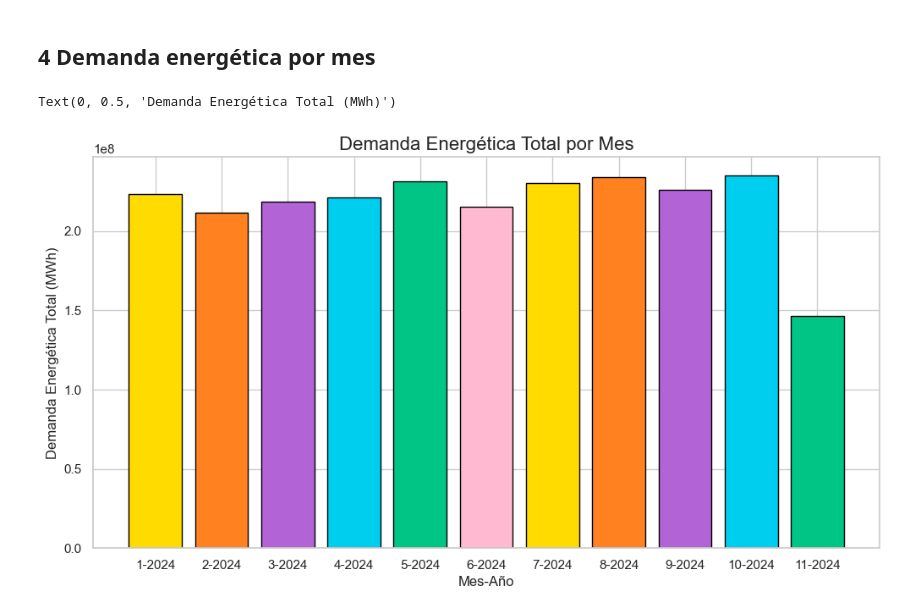
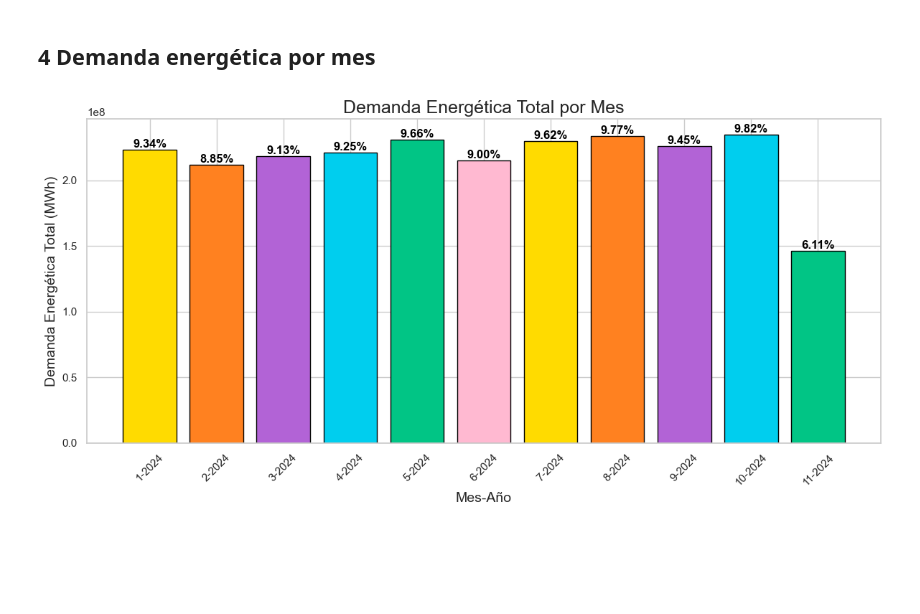
Before and after one commit to S00LEY/Talento-B_-Ing-Data, a Jupyter notebook: DemaComeNoReg_CIIU_Alimentos_2024.ipynb, the cells around one changed output. Cells and saved outputs as stored; diff of their text form; code cells hidden in the pictures; blank space fills up the shorter version.

```diff
--- a/DemaComeNoReg_CIIU_Alimentos_2024.ipynb
+++ b/DemaComeNoReg_CIIU_Alimentos_2024.ipynb
@@ -356,27 +356,37 @@ Los sectores con fluctuaciones estacionales, como 1015 y 1104, necesitan estrate
 # %%
 df_daily_reset['Date'] = pd.to_datetime(df_daily_reset['Date'])
 df_daily_reset['Month'] = df_daily_reset['Date'].dt.month
 df_daily_reset['Year'] = df_daily_reset['Date'].dt.year
-
-# Agrupar los datos por mes y año, y sumar la demanda total por día
 df_monthly_demand = df_daily_reset.groupby(['Year', 'Month'])['Total_Demanda_Dia'].sum().reset_index()
 
-# Calcular la demanda total por el periodo completo
+# Demanda total por el periodo completo
 total_demand = df_monthly_demand['Total_Demanda_Dia'].sum()
 
-# Calcular el porcentaje de la demanda por mes
+# Porcentaje de la demanda por mes
 df_monthly_demand['Percentage'] = (df_monthly_demand['Total_Demanda_Dia'] / total_demand) * 100
 
 # Colores personalizados
 custom_colors = ["#ffdb00", "#ff8120", "#b263d6", "#00ceee", "#01c585", "#ffb9d1"]
 
-# Crear el gráfico de barras
+# Crear el gráfico de barras con los colores personalizados
 plt.figure(figsize=(12, 6))
 bars = plt.bar(df_monthly_demand['Month'].astype(str) + '-' + df_monthly_demand['Year'].astype(str),
                df_monthly_demand['Total_Demanda_Dia'], color=custom_colors[:len(df_monthly_demand)], edgecolor='black')
-plt.title('Demanda Energética Total por Mes', fontsize=16)
-plt.xlabel('Mes-Año', fontsize=12)
-plt.ylabel('Demanda Energética Total (MWh)', fontsize=12)
+plt.title('Demanda Energética Total por Mes', fontsize=18)
+plt.xlabel('Mes-Año', fontsize=14)
+plt.ylabel('Demanda Energética Total (MWh)', fontsize=14)
+
+
+#Personalizr grafica
+
+for bar in bars:
+    yval = bar.get_height()
+    percentage = (yval / total_demand) * 100
+    plt.text(bar.get_x() + bar.get_width() / 2, yval + 1000, f'{percentage:.2f}%', ha='center', va='bottom', fontsize=12, fontweight='bold', color='black')
+
+# Rotar las etiquetas del eje x para mayor claridad
+plt.xticks(rotation=45)
+plt.tight_layout()
+plt.show()
 # %% [output]
-Text(0, 0.5, 'Demanda Energética Total (MWh)')
-[figure, old version]
+[figure, new version]
```
Also changed, not shown: parts of 3 cells of this notebook.
